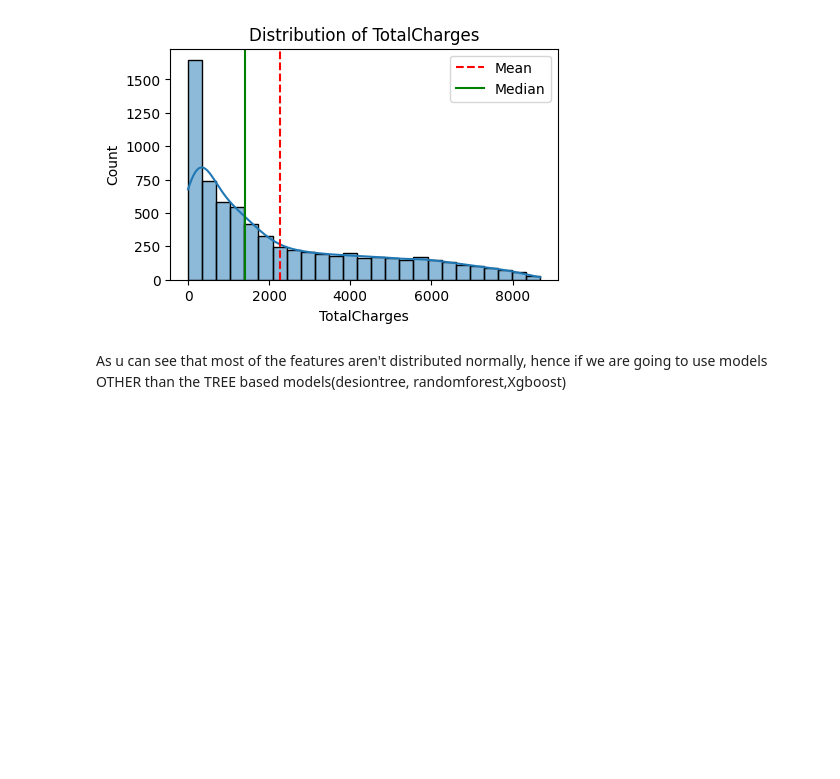
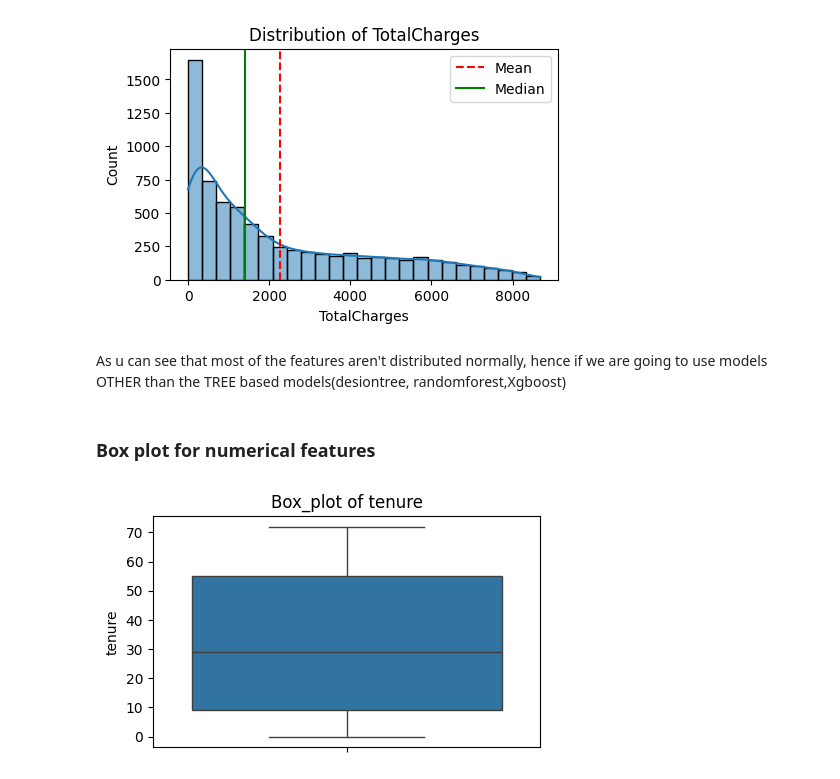
Before and after one commit to Venku96200/Customer_churn_prediction, a Jupyter notebook: customer_churn_analysis.ipynb, the cells around one changed output. Drawn from its saved outputs; the diff is of its cells as text; code cells hidden in the pictures; blank space fills up the shorter version.

```diff
--- a/customer_churn_analysis.ipynb
+++ b/customer_churn_analysis.ipynb
@@ -223,3 +225,19 @@ plot_histogram(df,"TotalCharges")
 [figure]
 # %% [markdown]
 As u can see that most of the features aren't distributed normally, hence if we are going to use models OTHER than the TREE based models(desiontree, randomforest,Xgboost)
+# %% [markdown]
+### Box plot for numerical features
+# %%
+def plot_boxplot(df,column_name):
+
+    plt.figure(figsize=(5,3))
+    sns.boxplot(y=df[column_name])
+    plt.title(f"Box_plot of {column_name}")
+    plt.ylabel(column_name)
+    plt.show
+# %%
+plot_boxplot(df,"tenure")
+
+# as u can see no outliers
+# %% [output]
+[figure, added]
```
Also changed, not shown: parts of 7 cells of this notebook.
